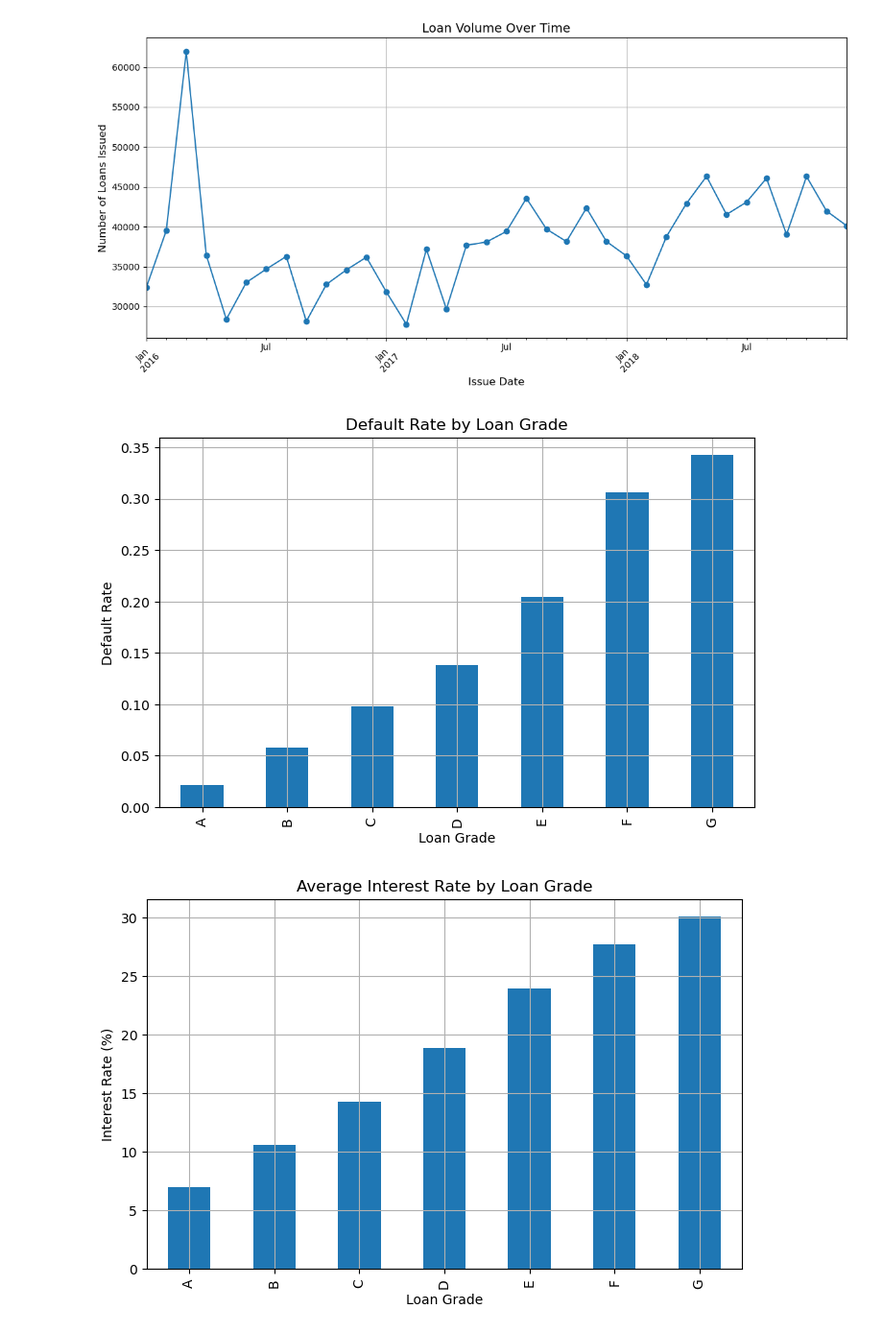
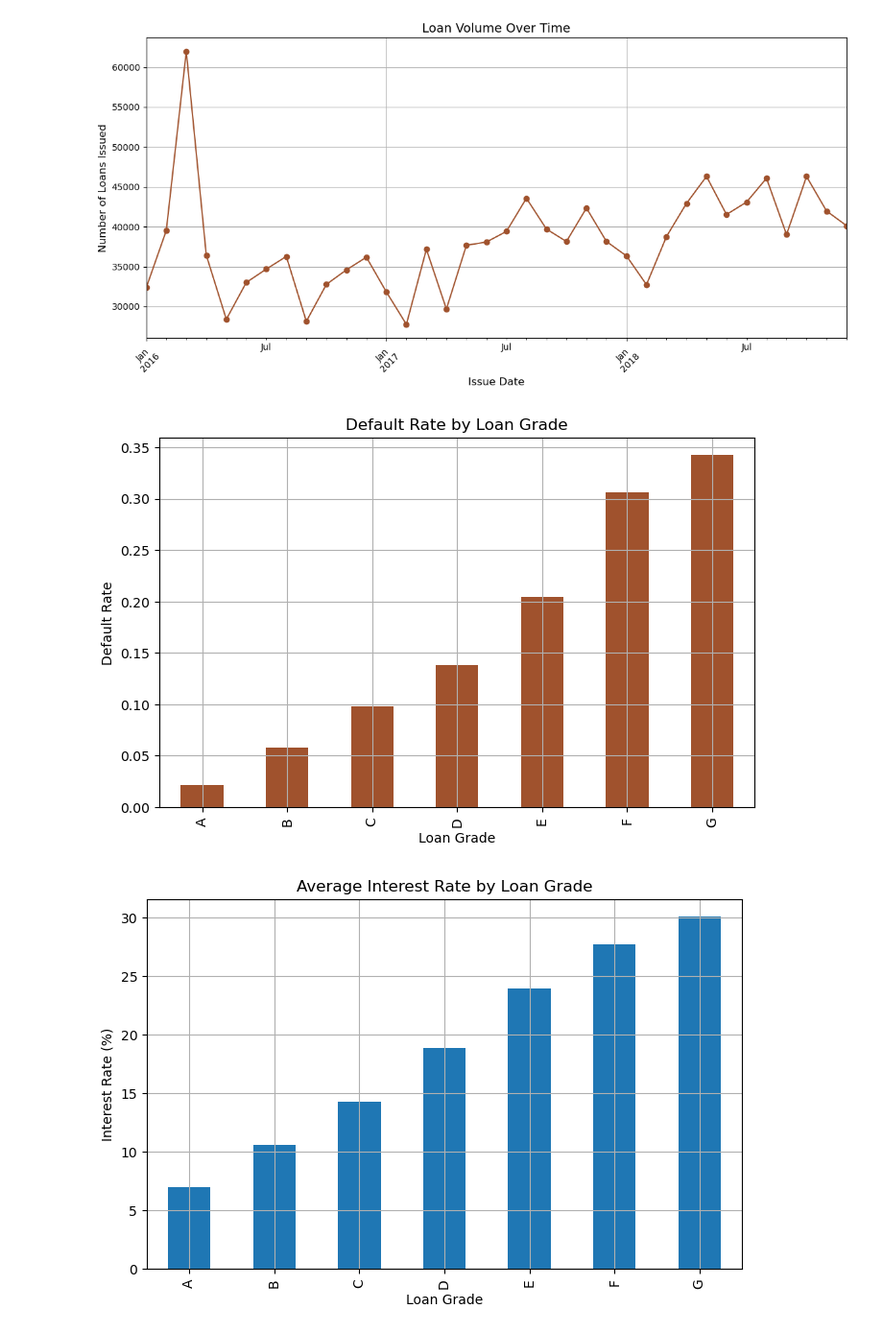
Before and after one commit to hannahphan12/loan-analysis, a Jupyter notebook: analysis.ipynb, the cells around one changed output. Shown: that part at 96% size. Drawn from its saved outputs; the diff is of its cells as text; code cells hidden in the pictures.

```diff
--- a/analysis.ipynb
+++ b/analysis.ipynb
@@ -13,7 +13,7 @@ loan_volume = df.groupby(df['issue_d'].dt.to_period('M')).size()
 
 # plot loan volume
 plt.figure(figsize=(12, 6))
-loan_volume.plot(kind='line', marker='o')
+loan_volume.plot(kind='line', color='#A0522D', marker='o')
 plt.title('Loan Volume Over Time', fontsize=14)
 plt.xlabel('Issue Date', fontsize=12)
 plt.ylabel('Number of Loans Issued', fontsize=12)
@@ -22,25 +22,25 @@ plt.xticks(rotation=45)
 plt.tight_layout()
 plt.show()
 # %% [output]
-[figure, old version]
+[figure, new version]
 # %%
 # Create a performance indicator (e.g., loan default status)
 # 'loan_status' column has values 'Fully Paid', 'Charged Off', 'Current', and 'Late(31-120 days)'
 df['is_defaulted'] = df['loan_status'].isin(['Charged Off']).astype(int)
 
 # Group by grade and calculate default rate
 grade_performance = df.groupby('grade')['is_defaulted'].mean()
 
 # Plot default rate by grade
 plt.figure(figsize=(8, 5))
-grade_performance.plot(kind='bar')
+grade_performance.plot(kind='bar', color='#A0522D')
 plt.title('Default Rate by Loan Grade')
 plt.xlabel('Loan Grade')
 plt.ylabel('Default Rate')
 plt.grid(True)
 plt.show()
 # %% [output]
-[figure, old version]
+[figure, new version]
 # %%
 # Analyze average interest rates by grade
 interest_by_grade = df.groupby('grade')['int_rate'].mean()
```
Also changed, not shown: parts of 2 cells of this notebook.
